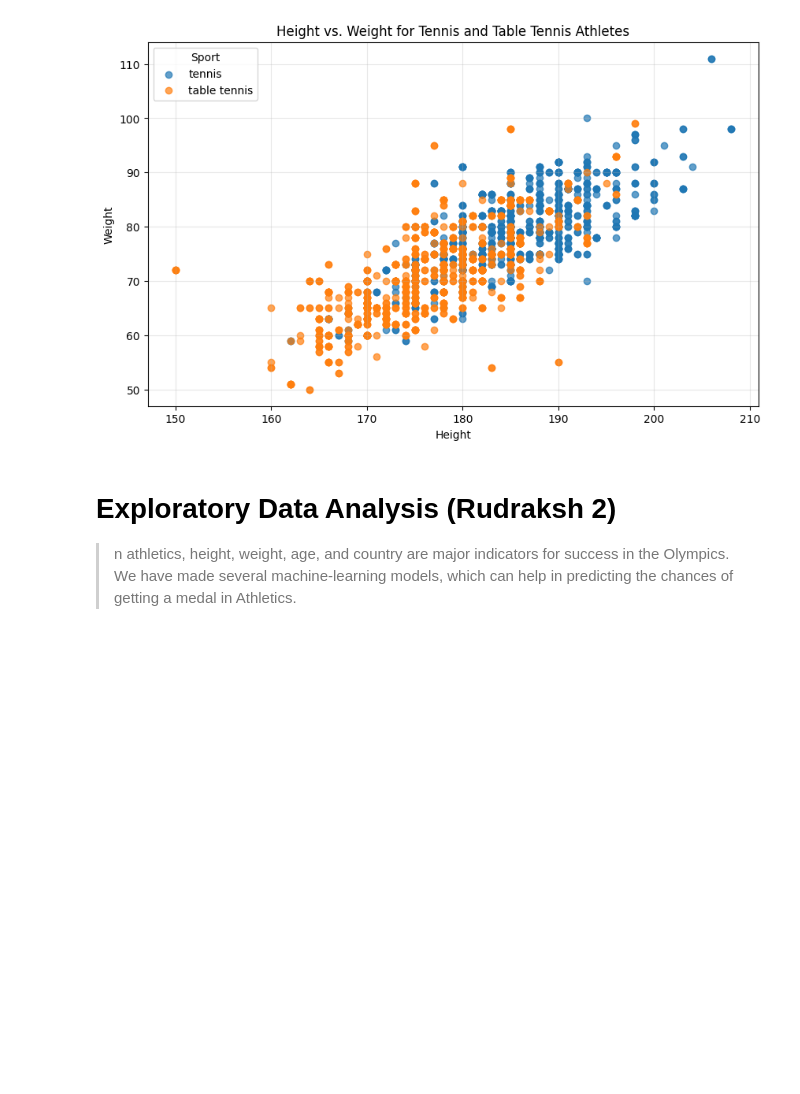
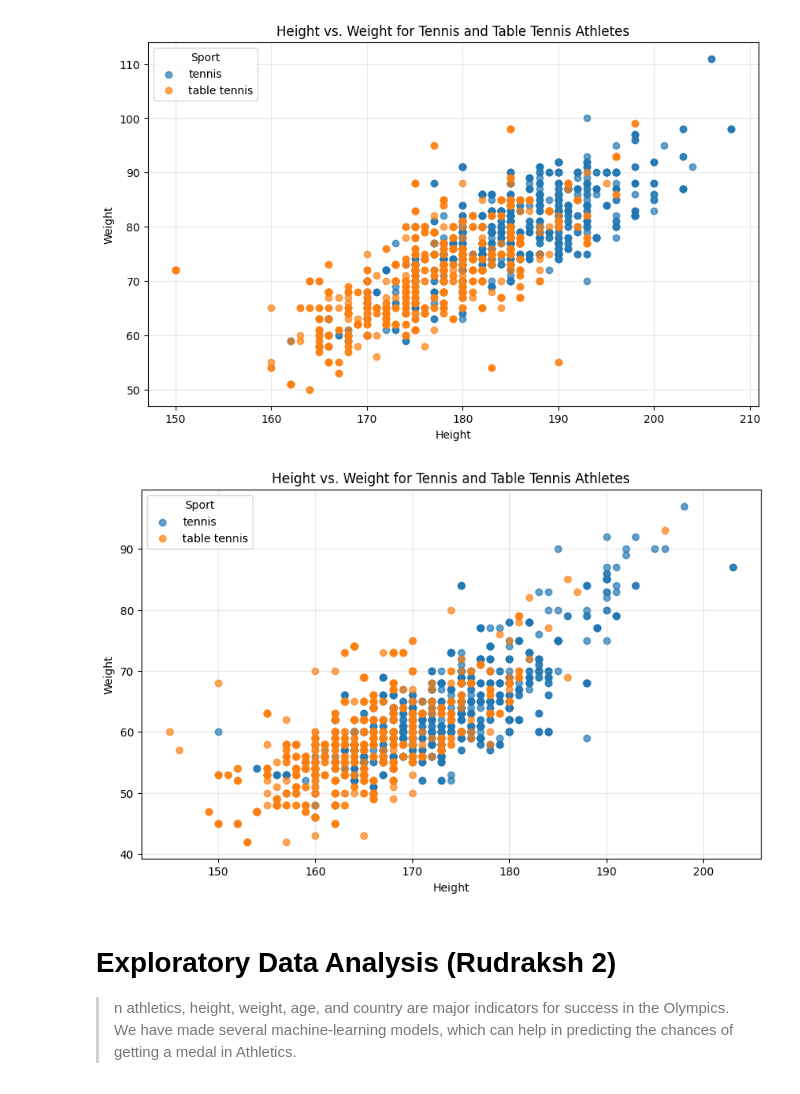
Before and after one commit to Geetansh170/OlympiTrack, a Jupyter notebook: exp/DIC_Project_phase2.ipynb, the cells around one changed output. Drawn from its saved outputs; the diff is of its cells as text; code cells hidden in the pictures; blank space fills up the shorter version.

Commit message:
push female chart as well

```diff
--- a/exp/DIC_Project_phase2.ipynb
+++ b/exp/DIC_Project_phase2.ipynb
@@ -832,6 +832,23 @@ plt.grid(alpha=0.3)
 plt.show()
 # %% [output]
 [figure]
+# %%
+plt.figure(figsize=(10, 6))
+for sport in sports:
+    sport_data = Athletes_Data_Female_Popular[Athletes_Data_Female_Popular['sport'] == sport]
+    plt.scatter(sport_data['height'], sport_data['weight'], label=sport, alpha=0.7)
+
+# Add labels, title, and legend
+plt.xlabel('Height')
+plt.ylabel('Weight')
+plt.title('Height vs. Weight for Tennis and Table Tennis Athletes')
+plt.legend(title='Sport')
+plt.grid(alpha=0.3)
+
+# Show the plot
+plt.show()
+# %% [output]
+[figure, added]
 # %% [markdown]
 # Exploratory Data Analysis (Rudraksh 2)
 
```
